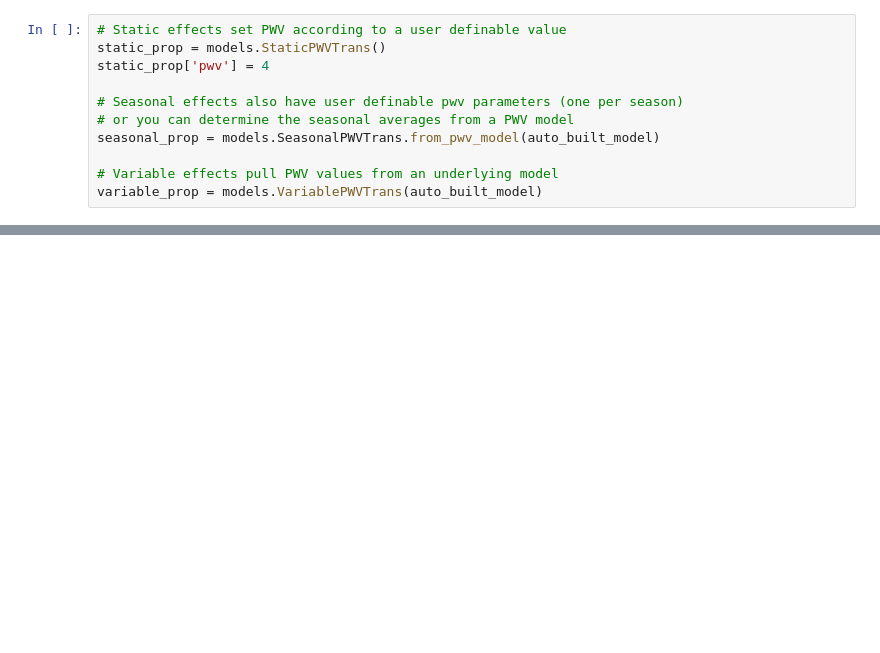
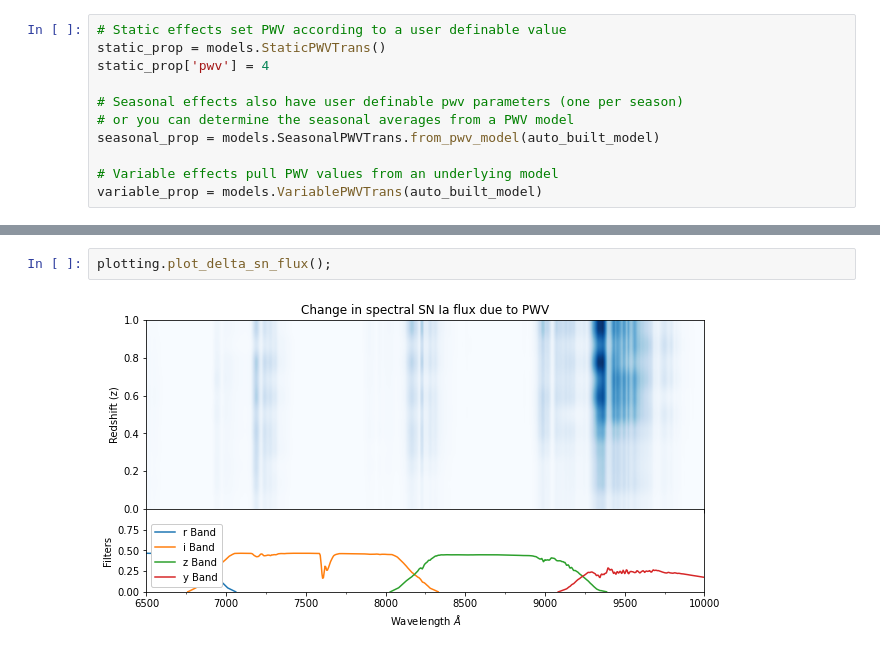
Before and after one commit to LSSTDESC/SN-PWV, a Jupyter notebook: notebooks/pwv_modeling.ipynb, the cells around one changed output, grey strips where cells are left out. Drawn from its saved outputs; the diff is of its cells as text; blank space fills up the shorter version.

```diff
--- a/notebooks/pwv_modeling.ipynb
+++ b/notebooks/pwv_modeling.ipynb
@@ -207,0 +194,4 @@ plt.show()
+# %%
+plotting.plot_delta_sn_flux();
+# %% [output]
+[figure, added]
```
Also changed, not shown: parts of 10 cells of this notebook, 1 other file.
